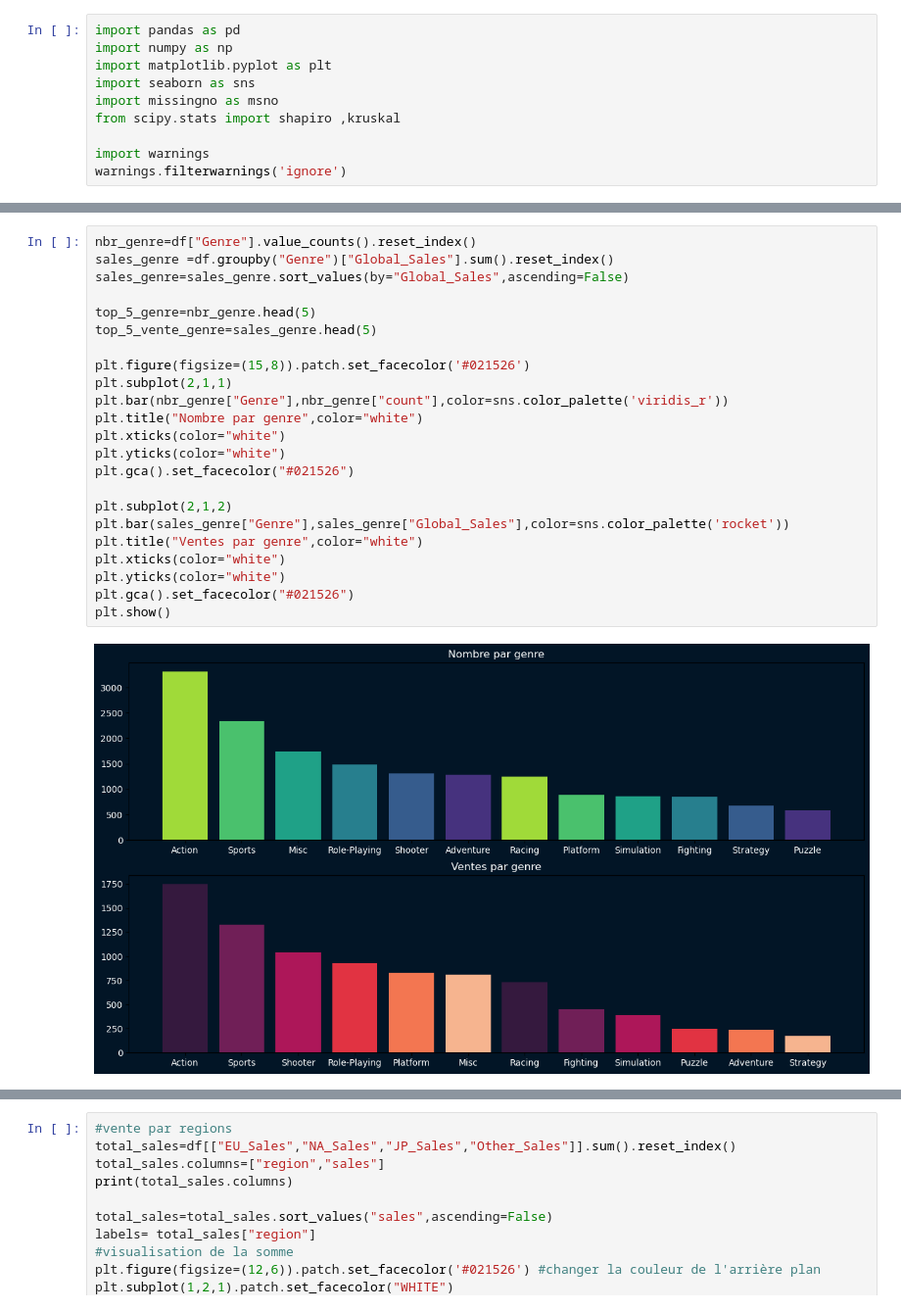
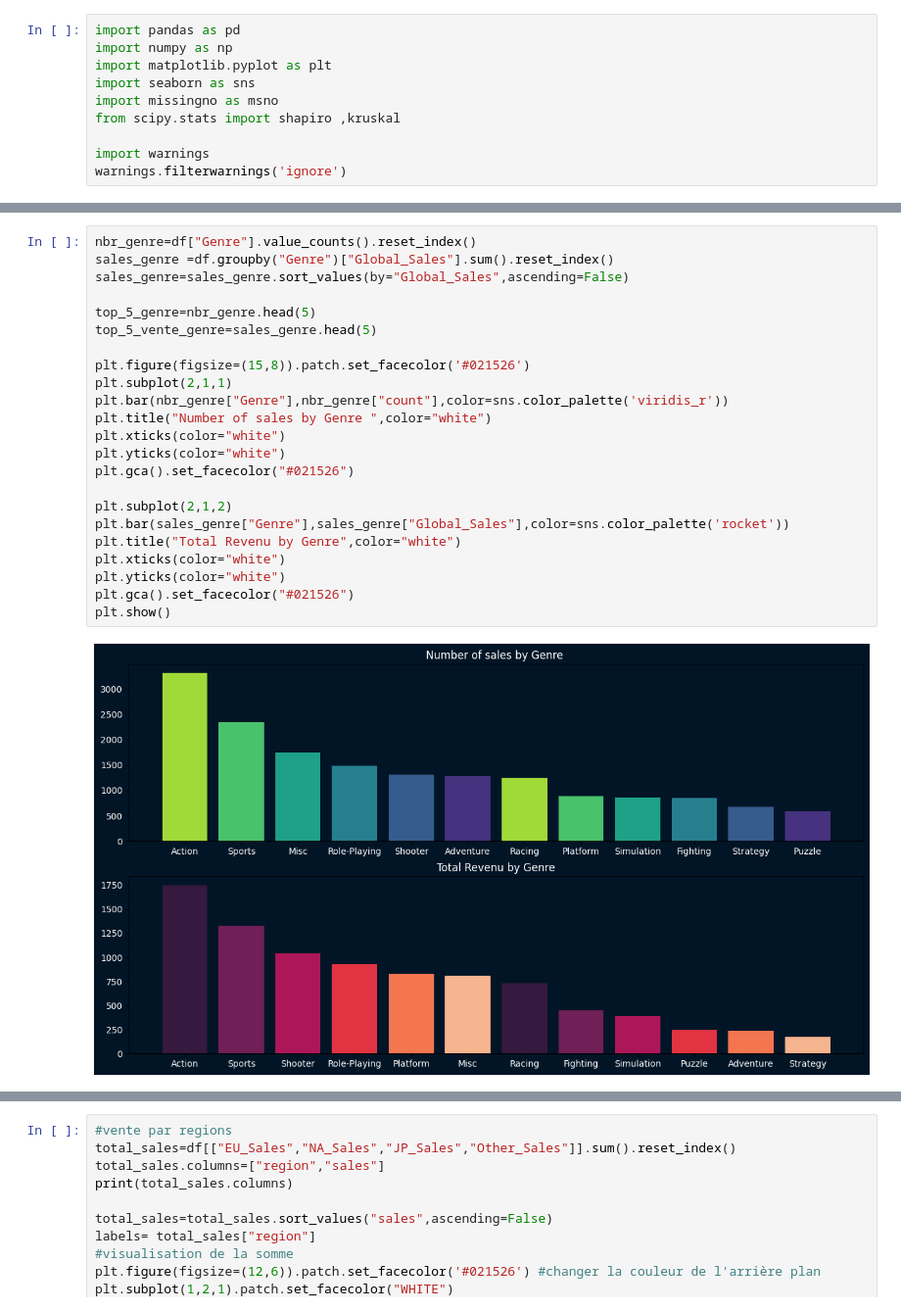
Before and after one commit to fazia92/Video-Games-Sales-Analysis, a Jupyter notebook: VGsales.ipynb, the cells around one changed output, grey strips where cells are left out. Shown at 98% size. Cells and saved outputs as stored; diff of their text form.

```diff
--- a/VGsales.ipynb
+++ b/VGsales.ipynb
@@ -106,25 +172,25 @@ plt.show()
 # %%
 nbr_genre=df["Genre"].value_counts().reset_index()
 sales_genre =df.groupby("Genre")["Global_Sales"].sum().reset_index()
 sales_genre=sales_genre.sort_values(by="Global_Sales",ascending=False)
 
 top_5_genre=nbr_genre.head(5)
 top_5_vente_genre=sales_genre.head(5)
 
 plt.figure(figsize=(15,8)).patch.set_facecolor('#021526')
 plt.subplot(2,1,1)
 plt.bar(nbr_genre["Genre"],nbr_genre["count"],color=sns.color_palette('viridis_r'))
-plt.title("Nombre par genre",color="white")
+plt.title("Number of sales by Genre ",color="white")
 plt.xticks(color="white")
 plt.yticks(color="white")
 plt.gca().set_facecolor("#021526")
 
 plt.subplot(2,1,2)
 plt.bar(sales_genre["Genre"],sales_genre["Global_Sales"],color=sns.color_palette('rocket'))
-plt.title("Ventes par genre",color="white")
+plt.title("Total Revenu by Genre",color="white")
 plt.xticks(color="white")
 plt.yticks(color="white")
 plt.gca().set_facecolor("#021526")
 plt.show()
 # %% [output]
-[figure, old version]
+[figure, new version]
```
Also changed, not shown: parts of 8 cells of this notebook.
